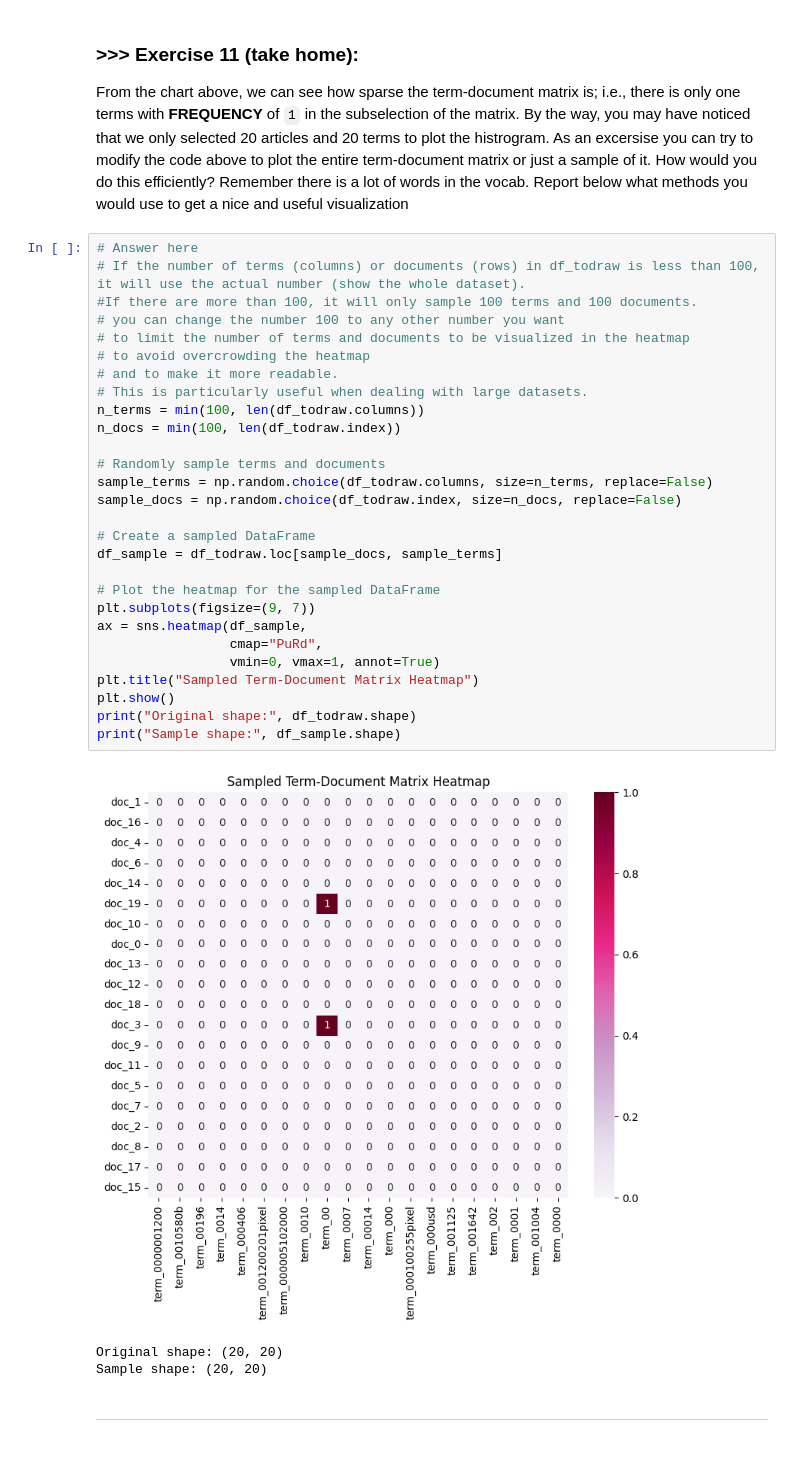
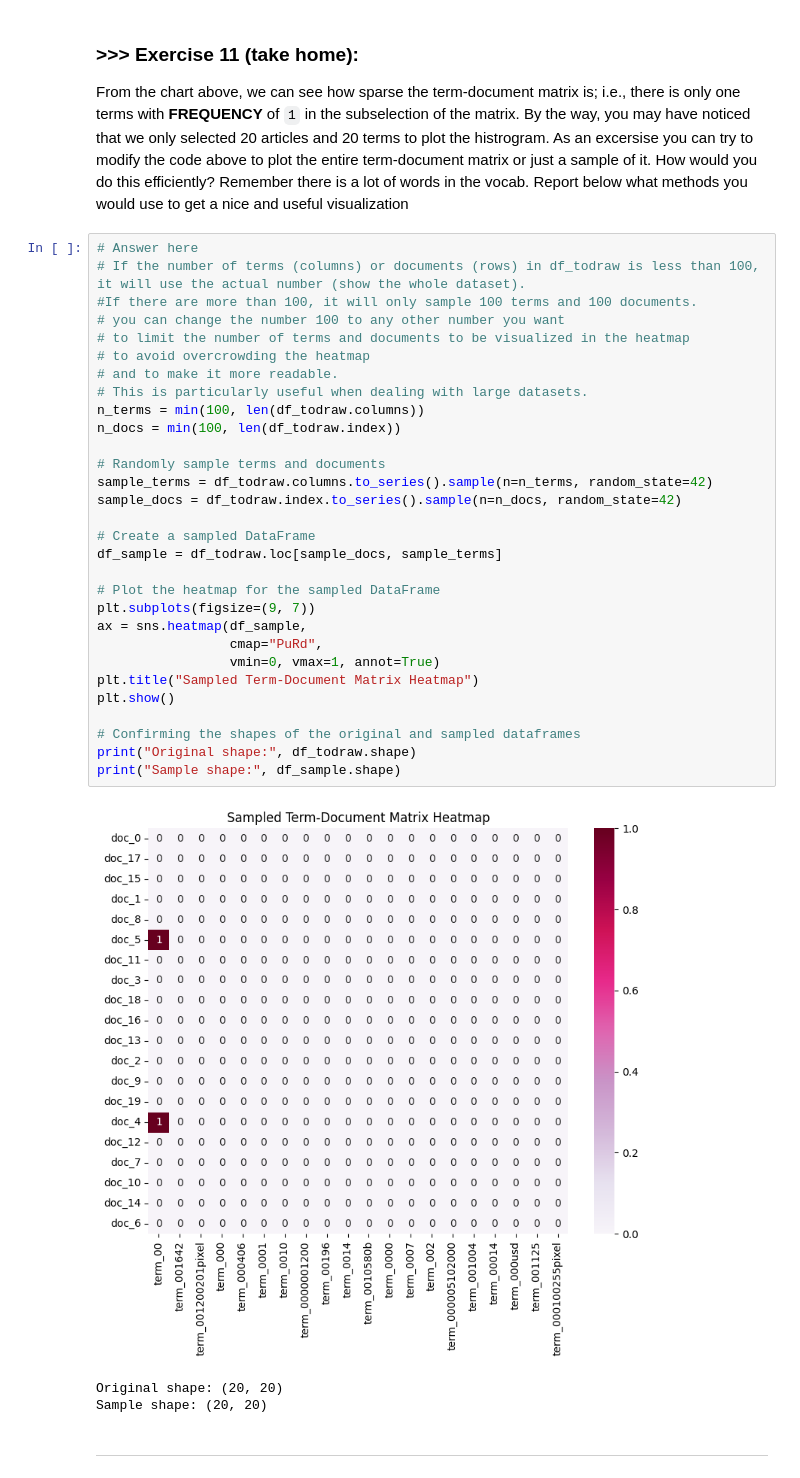
Before and after one commit to scifiengineering/DM2025-Lab1-Exercise, a Jupyter notebook: DM2025-Lab1-Master.ipynb, the cells around one changed output. Cells and saved outputs as stored; diff of their text form.

```diff
--- a/DM2025-Lab1-Master.ipynb
+++ b/DM2025-Lab1-Master.ipynb
@@ -1124,33 +1164,35 @@ From the chart above, we can see how sparse the term-document matrix is; i.e., t
 # %%
 # Answer here
 # If the number of terms (columns) or documents (rows) in df_todraw is less than 100, it will use the actual number (show the whole dataset).
 #If there are more than 100, it will only sample 100 terms and 100 documents.
 # you can change the number 100 to any other number you want
 # to limit the number of terms and documents to be visualized in the heatmap
 # to avoid overcrowding the heatmap
 # and to make it more readable.
 # This is particularly useful when dealing with large datasets.
 n_terms = min(100, len(df_todraw.columns))
 n_docs = min(100, len(df_todraw.index))
 
 # Randomly sample terms and documents
-sample_terms = np.random.choice(df_todraw.columns, size=n_terms, replace=False)
-sample_docs = np.random.choice(df_todraw.index, size=n_docs, replace=False)
+sample_terms = df_todraw.columns.to_series().sample(n=n_terms, random_state=42)
+sample_docs = df_todraw.index.to_series().sample(n=n_docs, random_state=42)
 
 # Create a sampled DataFrame
 df_sample = df_todraw.loc[sample_docs, sample_terms]
 
 # Plot the heatmap for the sampled DataFrame
 plt.subplots(figsize=(9, 7))
 ax = sns.heatmap(df_sample,
                  cmap="PuRd",
                  vmin=0, vmax=1, annot=True)
 plt.title("Sampled Term-Document Matrix Heatmap")
 plt.show()
+
+# Confirming the shapes of the original and sampled dataframes
 print("Original shape:", df_todraw.shape)
 print("Sample shape:", df_sample.shape)
 # %% [output]
-[figure, old version]
+[figure, new version]
 Original shape: (20, 20)
 Sample shape: (20, 20)
 # %% [markdown]
```
Also changed, not shown: parts of 18 cells of this notebook, 2 other files.
